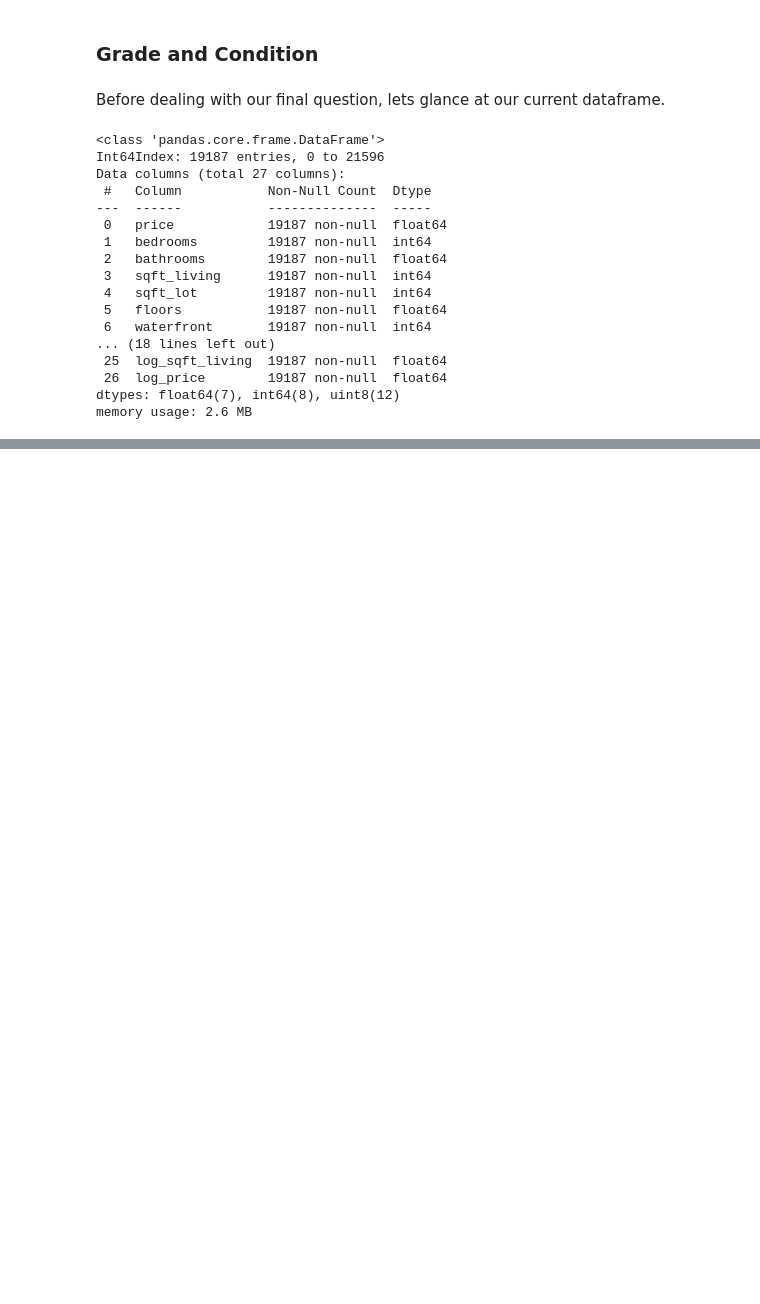
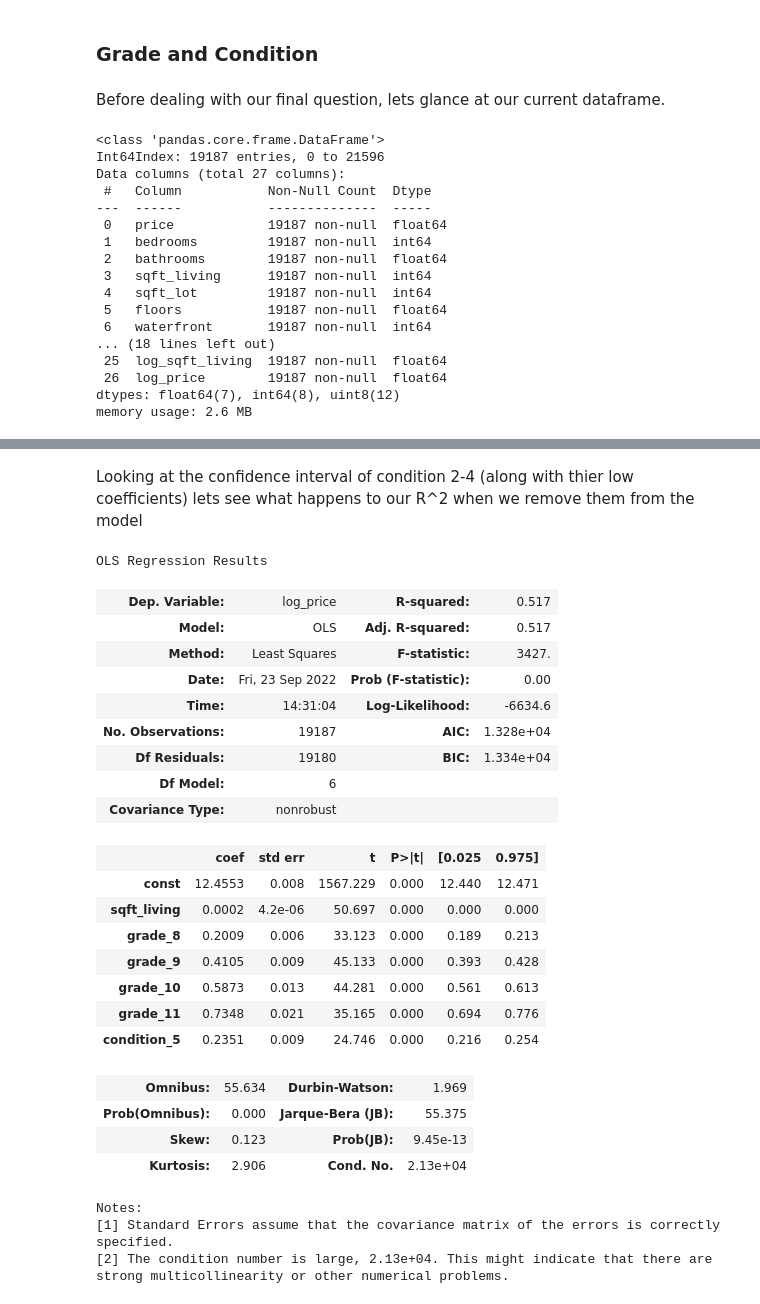
Before and after one commit to sanderlin2013/King-County-House-Sales, a Jupyter notebook: Kings County House Sales Analysis - Sketchbook.ipynb, the cells around one changed output, grey strips where cells are left out. Saved outputs shown, nothing was run; the diff lists cells and outputs as text; code cells hidden in the pictures; blank space fills up the shorter version.

```diff
--- a/Kings County House Sales Analysis.ipynb
+++ b/Kings County House Sales Analysis - Sketchbook.ipynb
@@ -916,0 +984,39 @@ Not perfect, but much better. Lets look at our summary now.
+# %% [markdown]
+Looking at the confidence interval of condition 2-4 (along with thier low coefficients) lets see what happens  to our R^2 when we remove them from the model
+# %%
+
+predictors = preprocessed_df[['sqft_living', 'grade_8', 'grade_9', 'grade_10', 'grade_11', 'condition_5']]
+#create model intercept
+predictors_int = sm.add_constant(predictors)
+#fit model
+sixth_model = sm.OLS(preprocessed_df['log_price'], predictors_int).fit()
+
+#check model
+sixth_model.summary()
+# %% [output]
+OLS Regression Results
+| Dep. Variable: | log_price | R-squared: | 0.517 |
+| Model: | OLS | Adj. R-squared: | 0.517 |
+| Method: | Least Squares | F-statistic: | 3427. |
+| Date: | Fri, 23 Sep 2022 | Prob (F-statistic): | 0.00 |
+| Time: | 14:31:04 | Log-Likelihood: | -6634.6 |
+| No. Observations: | 19187 | AIC: | 1.328e+04 |
+| Df Residuals: | 19180 | BIC: | 1.334e+04 |
+| Df Model: | 6 |  |  |
+| Covariance Type: | nonrobust |  |  |
+|  | coef | std err | t | P>|t| | [0.025 | 0.975] |
+| const | 12.4553 | 0.008 | 1567.229 | 0.000 | 12.440 | 12.471 |
+| sqft_living | 0.0002 | 4.2e-06 | 50.697 | 0.000 | 0.000 | 0.000 |
+| grade_8 | 0.2009 | 0.006 | 33.123 | 0.000 | 0.189 | 0.213 |
+| grade_9 | 0.4105 | 0.009 | 45.133 | 0.000 | 0.393 | 0.428 |
+| grade_10 | 0.5873 | 0.013 | 44.281 | 0.000 | 0.561 | 0.613 |
+| grade_11 | 0.7348 | 0.021 | 35.165 | 0.000 | 0.694 | 0.776 |
+| condition_5 | 0.2351 | 0.009 | 24.746 | 0.000 | 0.216 | 0.254 |
+| Omnibus: | 55.634 | Durbin-Watson: | 1.969 |
+| Prob(Omnibus): | 0.000 | Jarque-Bera (JB): | 55.375 |
+| Skew: | 0.123 | Prob(JB): | 9.45e-13 |
+| Kurtosis: | 2.906 | Cond. No. | 2.13e+04 |
+Notes:
+[1] Standard Errors assume that the covariance matrix of the errors is correctly specified.
+[2] The condition number is large, 2.13e+04. This might indicate that there are
+strong multicollinearity or other numerical problems.
```
Also changed, not shown: parts of 22 cells of this notebook.
